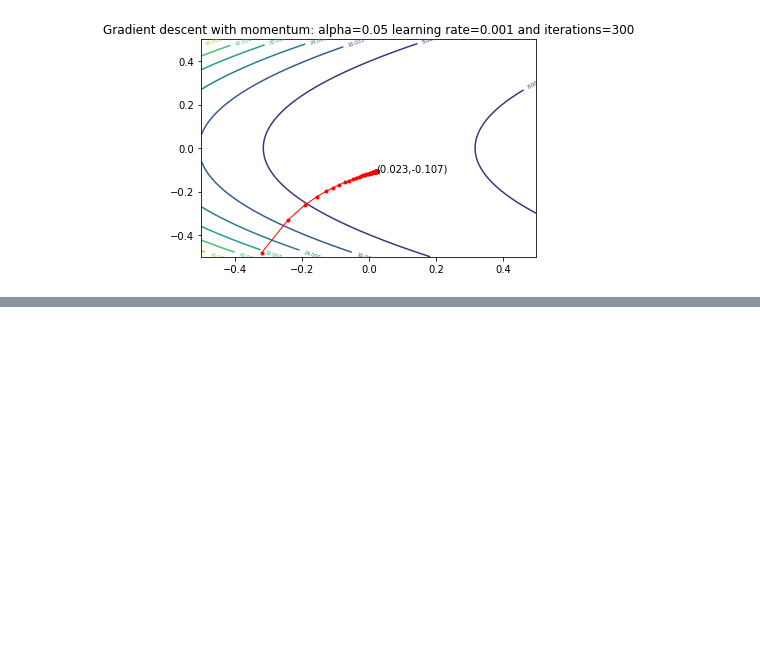
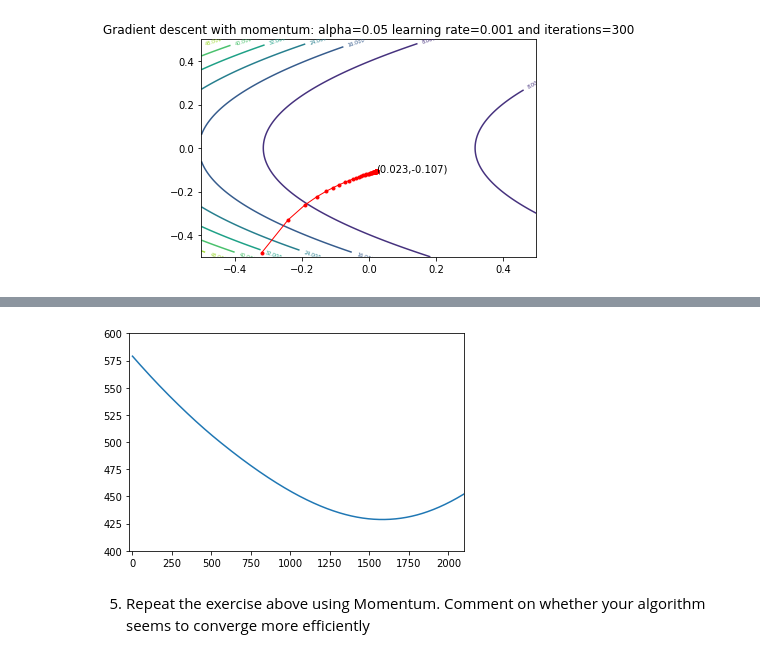
Before and after one commit to Butterflyer043/DL-NN, a Jupyter notebook: Assignment/HW2.ipynb, the cells around one changed output, grey strips where cells are left out. Drawn from its saved outputs; the diff is of its cells as text; code cells hidden in the pictures; blank space fills up the shorter version.

```diff
--- a/Assignment/HW2.ipynb
+++ b/Assignment/HW2.ipynb
@@ -215,0 +299,33 @@ $$L=-ylog(\hat y)-(1-y)log(1-\hat y)$$
+# %%
+def grad_descent(x, y, W, V, b, c, iters, learning_rate):
+    losses_curve = []
+    params = np.array([W, V, b, c])
+    for i in range(iters):
+        W, V, b, c = params
+        dLdW, dLdV, dLdb, dLdc, losses = grad_f(x, y, W, V, b, c)
+        losses_curve.append(losses)
+        grads = np.array([dLdW, dLdV, dLdb, dLdc])
+        params = params - grads * learning_rate
+
+    return losses_curve
+# %%
+W = np.random.uniform(size=8).reshape(2,4)
+V = np.random.uniform(size=4).reshape(4,1)
+b = np.random.uniform(size=4).reshape(1,4)
+c = np.random.uniform(size=1).reshape(1,1)
+iters = 10000
+learning_rate = 0.000001
+X = data.reshape(600,2)
+y = np.where(data[:, 0] * data[:, 1] >0 , 1, 0)
+Y = np.where(y, 1, 0).reshape(600,1)
+loss_gd = grad_descent(X, Y, W, V, b, c, iters, learning_rate)
+
+plt.plot(loss_gd,'-')
+plt.xlim(-20,2100)
+plt.ylim(400,600)
+plt.show()
+# %% [output]
+[figure, added]
+# %% [markdown]
+5. Repeat the exercise above using Momentum. Comment on whether your
+algorithm seems to converge more efficiently
```
Also changed, not shown: parts of 12 cells of this notebook.
